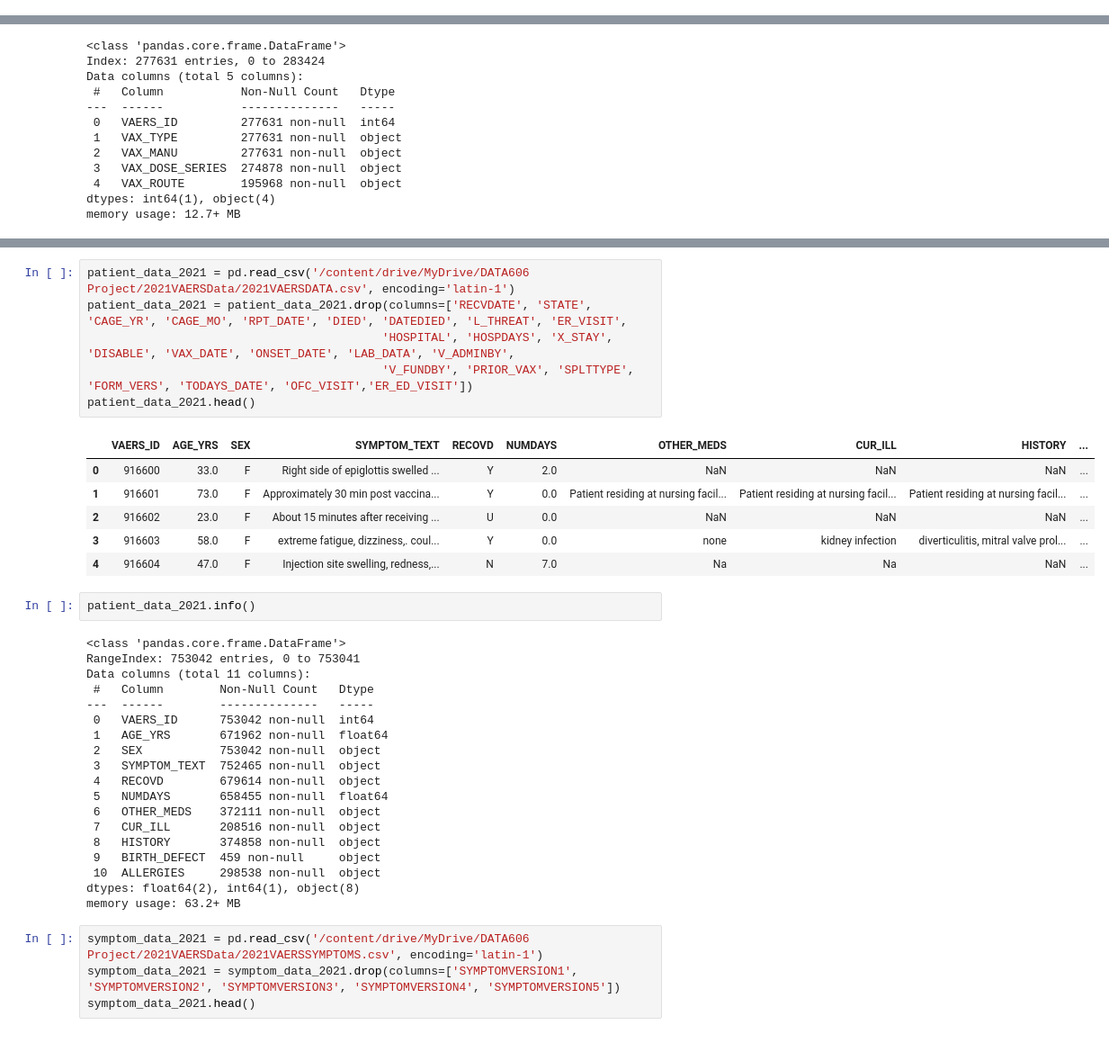
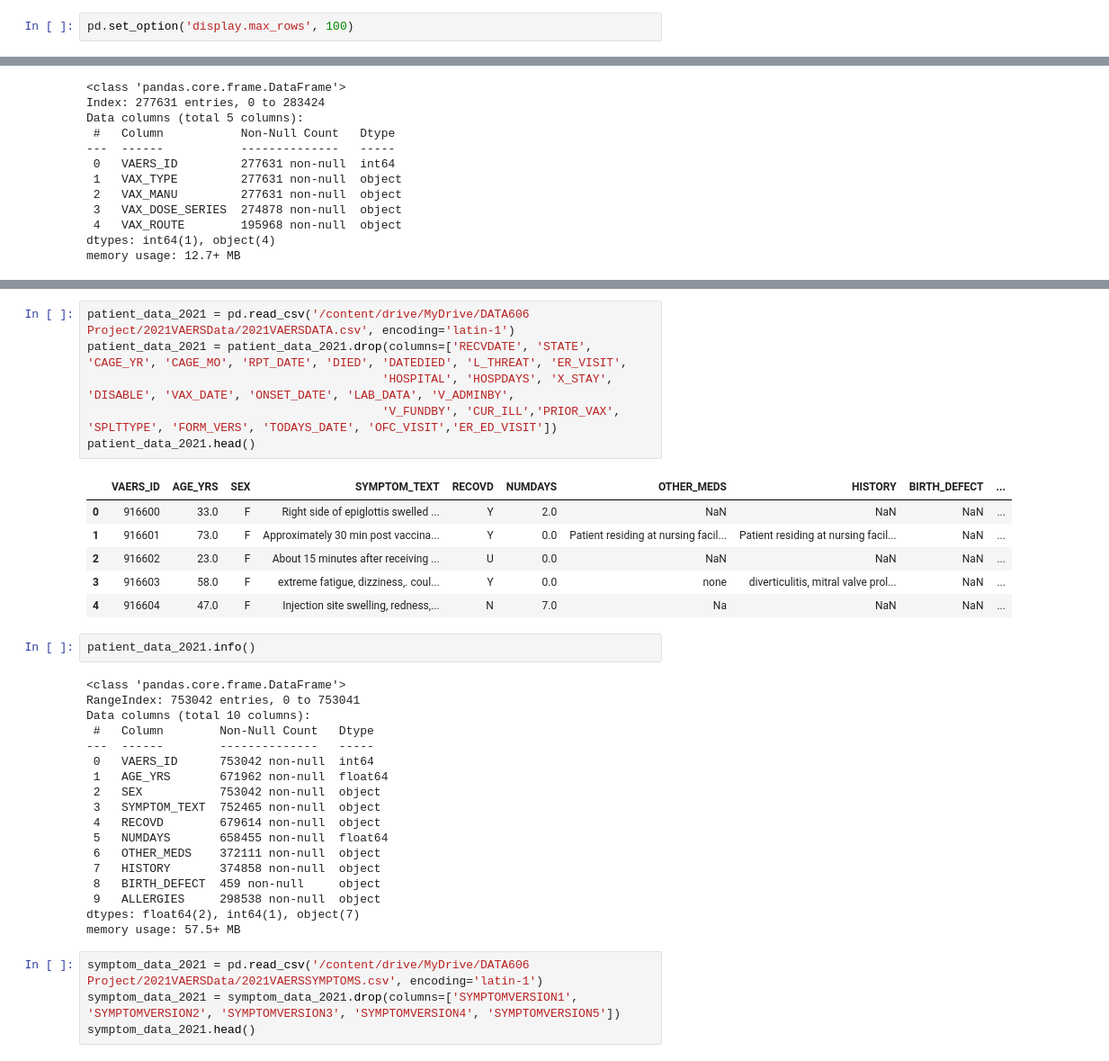
Before and after one commit to DanB1421/DATA606, a Jupyter notebook: VaxBots_Project.ipynb, the cells around one changed output, grey strips where cells are left out. Shown at 90% size. Cells and saved outputs as stored; diff of their text form.

```diff
--- a/VaxBots_Project.ipynb
+++ b/VaxBots_Project.ipynb
@@ -7,3 +7,5 @@ drive.mount('/content/drive')
 Mounted at /content/drive
 # %%
 import pandas as pd
+# %%
+pd.set_option('display.max_rows', 100)
@@ -336,22 +338,22 @@ memory usage: 57.5+ MB
 # %%
 patient_data_2021 = pd.read_csv('/content/drive/MyDrive/DATA606 Project/2021VAERSData/2021VAERSDATA.csv', encoding='latin-1')
 patient_data_2021 = patient_data_2021.drop(columns=['RECVDATE', 'STATE', 'CAGE_YR', 'CAGE_MO', 'RPT_DATE', 'DIED', 'DATEDIED', 'L_THREAT', 'ER_VISIT',
                                           'HOSPITAL', 'HOSPDAYS', 'X_STAY', 'DISABLE', 'VAX_DATE', 'ONSET_DATE', 'LAB_DATA', 'V_ADMINBY',
-                                          'V_FUNDBY', 'PRIOR_VAX', 'SPLTTYPE', 'FORM_VERS', 'TODAYS_DATE', 'OFC_VISIT','ER_ED_VISIT'])
+                                          'V_FUNDBY', 'CUR_ILL','PRIOR_VAX', 'SPLTTYPE', 'FORM_VERS', 'TODAYS_DATE', 'OFC_VISIT','ER_ED_VISIT'])
 patient_data_2021.head()
 # %% [output]
-|  | VAERS_ID | AGE_YRS | SEX | SYMPTOM_TEXT | RECOVD | NUMDAYS | OTHER_MEDS | CUR_ILL | HISTORY | ... |
+|  | VAERS_ID | AGE_YRS | SEX | SYMPTOM_TEXT | RECOVD | NUMDAYS | OTHER_MEDS | HISTORY | BIRTH_DEFECT | ... |
 | 0 | 916600 | 33.0 | F | Right side of epiglottis swelled ... | Y | 2.0 | NaN | NaN | NaN | ... |
-| 1 | 916601 | 73.0 | F | Approximately 30 min post vaccina... | Y | 0.0 | Patient residing at nursing facil... | Patient residing at nursing facil... | Patient residing at nursing facil... | ... |
+| 1 | 916601 | 73.0 | F | Approximately 30 min post vaccina... | Y | 0.0 | Patient residing at nursing facil... | Patient residing at nursing facil... | NaN | ... |
 | 2 | 916602 | 23.0 | F | About 15 minutes after receiving ... | U | 0.0 | NaN | NaN | NaN | ... |
-| 3 | 916603 | 58.0 | F | extreme fatigue, dizziness,. coul... | Y | 0.0 | none | kidney infection | diverticulitis, mitral valve prol... | ... |
-| 4 | 916604 | 47.0 | F | Injection site swelling, redness,... | N | 7.0 | Na | Na | NaN | ... |
+| 3 | 916603 | 58.0 | F | extreme fatigue, dizziness,. coul... | Y | 0.0 | none | diverticulitis, mitral valve prol... | NaN | ... |
+| 4 | 916604 | 47.0 | F | Injection site swelling, redness,... | N | 7.0 | Na | NaN | NaN | ... |
 # %%
 patient_data_2021.info()
 # %% [output]
 <class 'pandas.core.frame.DataFrame'>
 RangeIndex: 753042 entries, 0 to 753041
-Data columns (total 11 columns):
+Data columns (total 10 columns):
  #   Column        Non-Null Count   Dtype
 ---  ------        --------------   -----
  0   VAERS_ID      753042 non-null  int64
@@ -361,12 +363,11 @@ Data columns (total 11 columns):
  4   RECOVD        679614 non-null  object
  5   NUMDAYS       658455 non-null  float64
  6   OTHER_MEDS    372111 non-null  object
- 7   CUR_ILL       208516 non-null  object
- 8   HISTORY       374858 non-null  object
- 9   BIRTH_DEFECT  459 non-null     object
- 10  ALLERGIES     298538 non-null  object
-dtypes: float64(2), int64(1), object(8)
-memory usage: 63.2+ MB
+ 7   HISTORY       374858 non-null  object
+ 8   BIRTH_DEFECT  459 non-null     object
+ 9   ALLERGIES     298538 non-null  object
+dtypes: float64(2), int64(1), object(7)
+memory usage: 57.5+ MB
 # %%
 symptom_data_2021 = pd.read_csv('/content/drive/MyDrive/DATA606 Project/2021VAERSData/2021VAERSSYMPTOMS.csv', encoding='latin-1')
 symptom_data_2021 = symptom_data_2021.drop(columns=['SYMPTOMVERSION1', 'SYMPTOMVERSION2', 'SYMPTOMVERSION3', 'SYMPTOMVERSION4', 'SYMPTOMVERSION5'])
```
Also changed, not shown: parts of 94 cells of this notebook.
